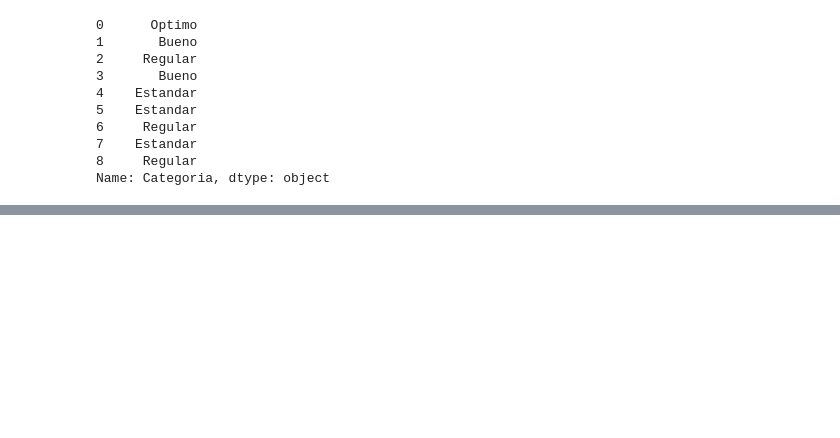
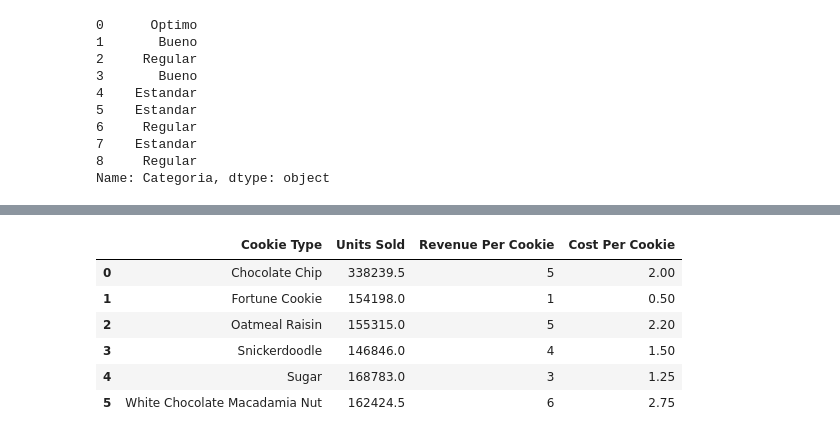
Before and after one commit to Betaniadwell/Data_Analisis, a Jupyter notebook: Metodos_Cargas_Limpieza.ipynb, the cells around one changed output, grey strips where cells are left out. Drawn from its saved outputs; the diff is of its cells as text; code cells hidden in the pictures; blank space fills up the shorter version.

```diff
--- a/Metodos_Cargas_Limpieza.ipynb
+++ b/Metodos_Cargas_Limpieza.ipynb
@@ -623,0 +642,12 @@ print(f"✅ Gráfico guardado en: {ruta_grafico}")
+# %%
+df = pd.read_excel('/content/Cookie _Types.xlsx')
+# %%
+df.head(7)
+# %% [output]
+|  | Cookie Type | Units Sold | Revenue Per Cookie | Cost Per Cookie |
+| 0 | Chocolate Chip | 338239.5 | 5 | 2.00 |
+| 1 | Fortune Cookie | 154198.0 | 1 | 0.50 |
+| 2 | Oatmeal Raisin | 155315.0 | 5 | 2.20 |
+| 3 | Snickerdoodle | 146846.0 | 4 | 1.50 |
+| 4 | Sugar | 168783.0 | 3 | 1.25 |
+| 5 | White Chocolate Macadamia Nut | 162424.5 | 6 | 2.75 |
```
Also changed, not shown: parts of 5 cells of this notebook.
